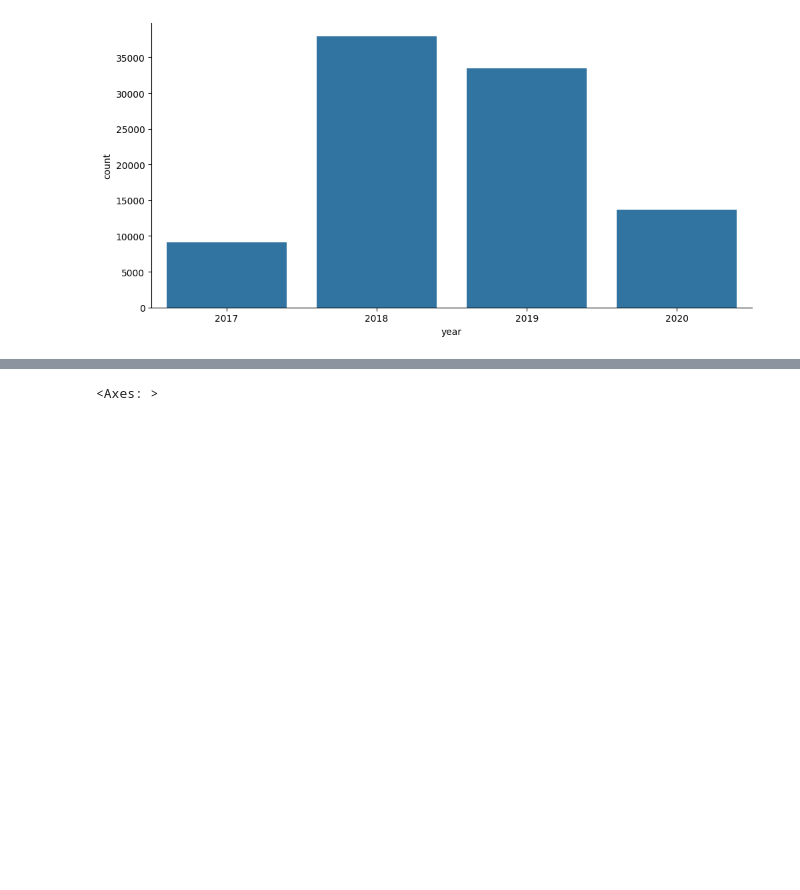
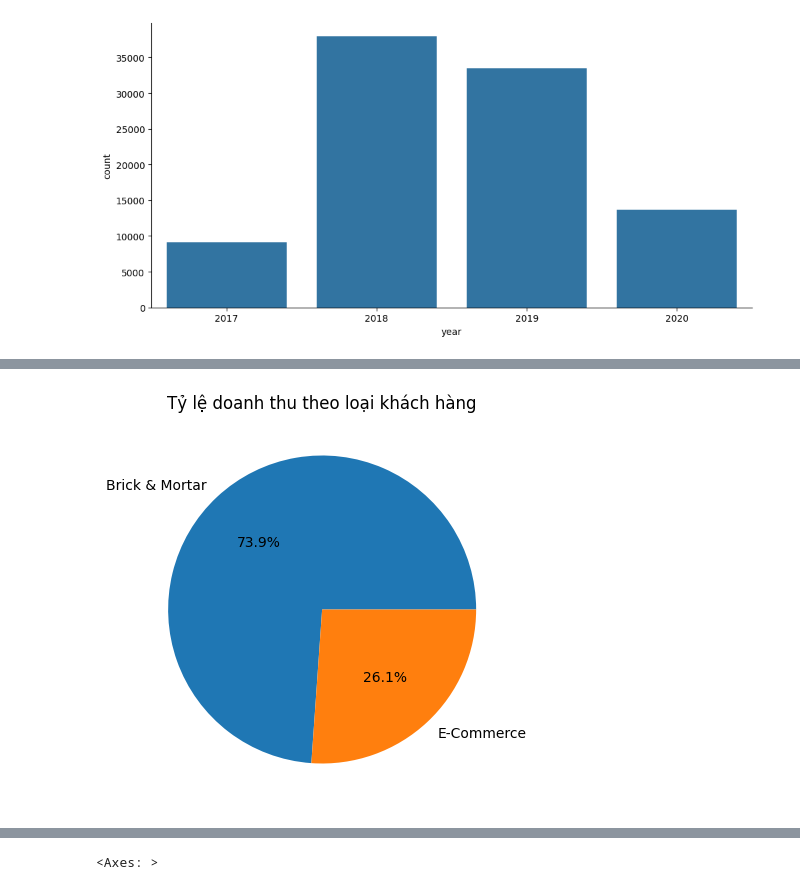
Before and after one commit to ThinhNguyenV/Data_Analyst, a Jupyter notebook: Practice.ipynb, the cells around one changed output, grey strips where cells are left out. Cells and saved outputs as stored; diff of their text form; code cells hidden in the pictures; blank space fills up the shorter version.

Commit message:
Update visualize

```diff
--- a/Practice.ipynb
+++ b/Practice.ipynb
@@ -615,0 +619,8 @@ memory usage: 15.8+ MB
+# %%
+plt.figure(figsize=(5, 5))
+df.groupby('customer_type')['sales_amount'].sum().plot.pie(autopct='%1.1f%%')
+plt.title('Tỷ lệ doanh thu theo loại khách hàng')
+plt.ylabel('')
+plt.show()
+# %% [output]
+[figure, added]
```
Also changed, not shown: parts of 19 cells of this notebook.
